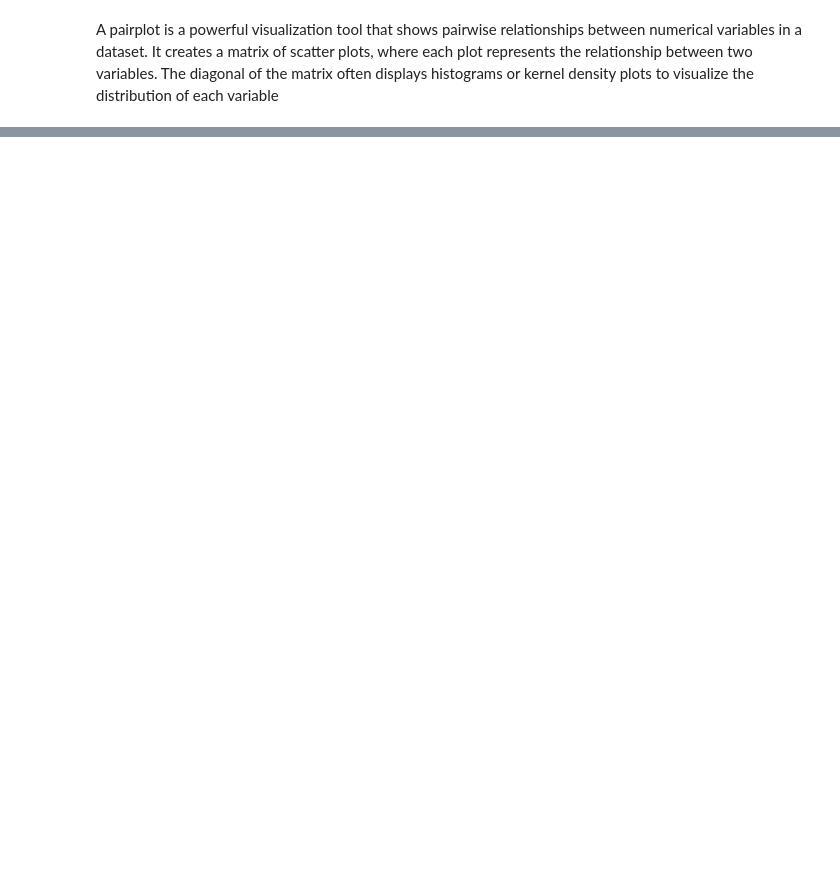
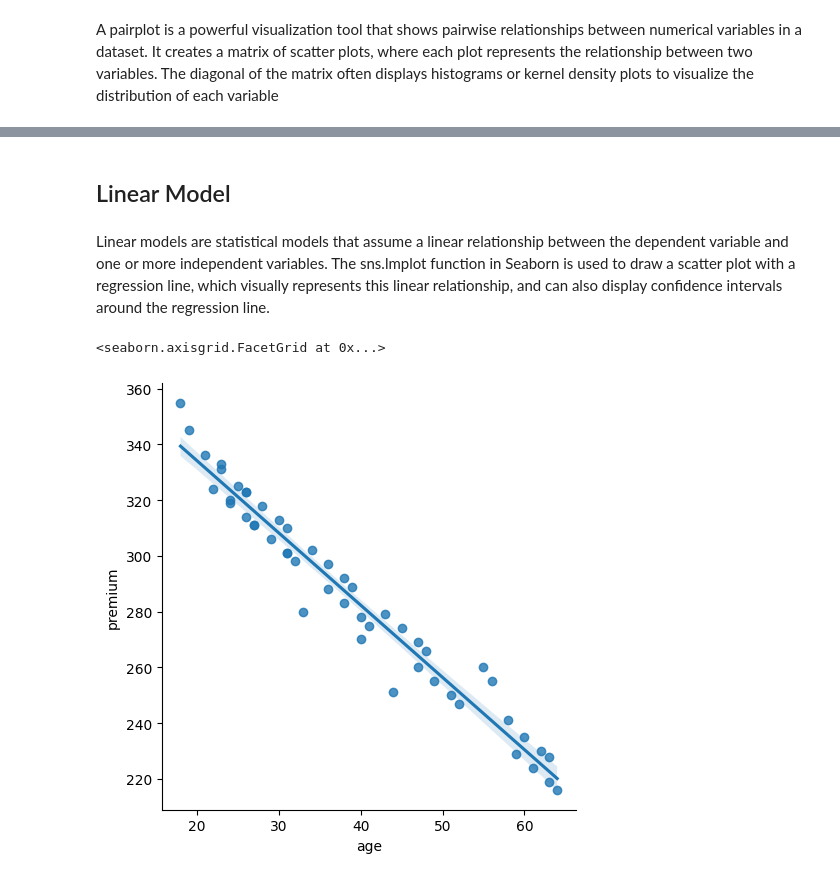
Before and after one commit to lcbjrrr/ProgWdata, a Jupyter notebook: CSC116_7_Corr.ipynb, the cells around one changed output, grey strips where cells are left out. Saved outputs shown, nothing was run; the diff lists cells and outputs as text; code cells hidden in the pictures; blank space fills up the shorter version.

```diff
--- a/CSC116_7_Corr.ipynb
+++ b/CSC116_7_Corr.ipynb
@@ -28,0 +53,9 @@ sns.pairplot(auto)
+# %% [markdown]
+## Linear Model
+# %% [markdown]
+Linear models are statistical models that assume a linear relationship between the dependent variable and one or more independent variables. The sns.lmplot function in Seaborn is used to draw a scatter plot with a regression line, which visually represents this linear relationship, and can also display confidence intervals around the regression line.
+# %%
+sns.lmplot(data=df, x="age", y="premium")
+# %% [output]
+<seaborn.axisgrid.FacetGrid at 0x...>
+[figure, added]
```
Also changed, not shown: parts of 9 cells of this notebook.
